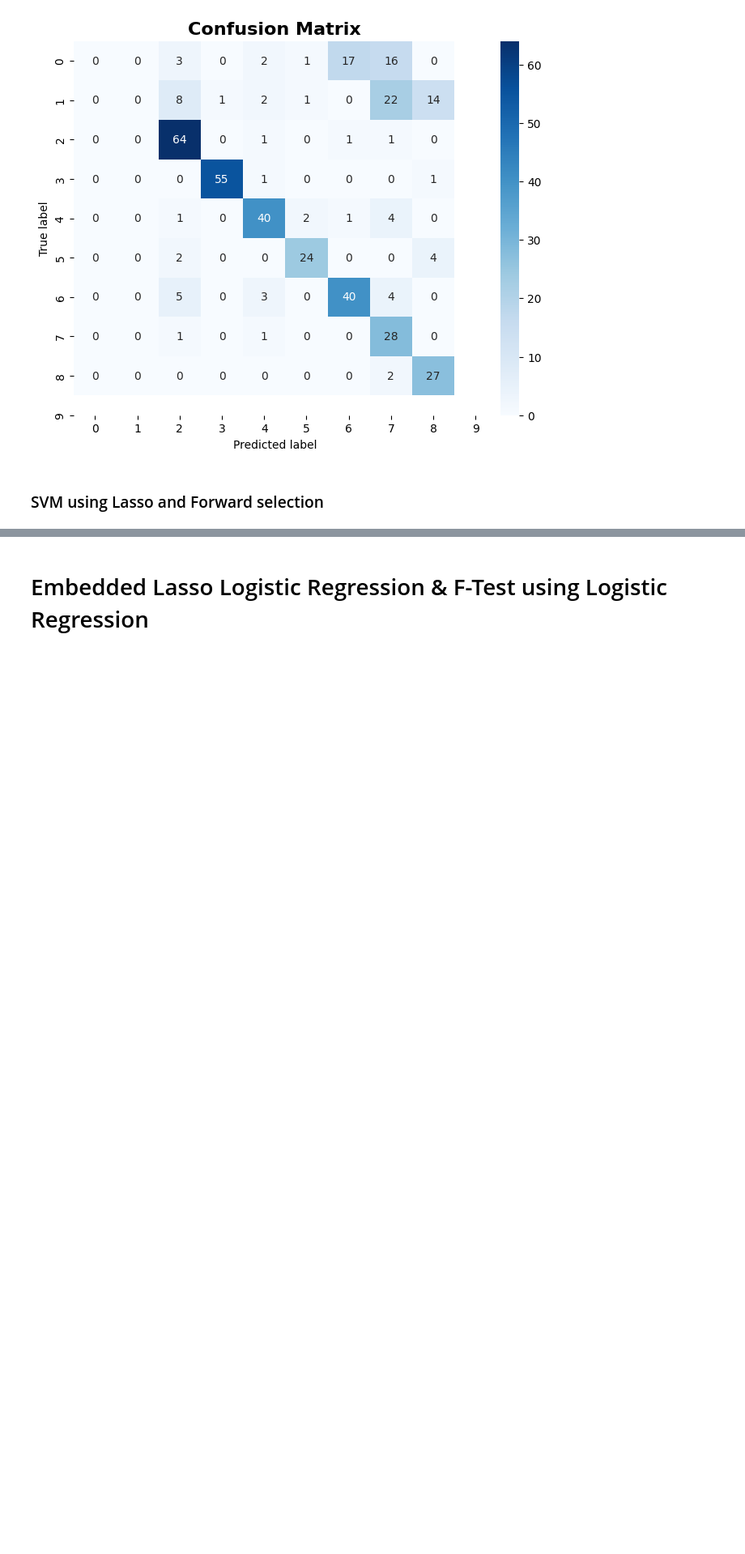
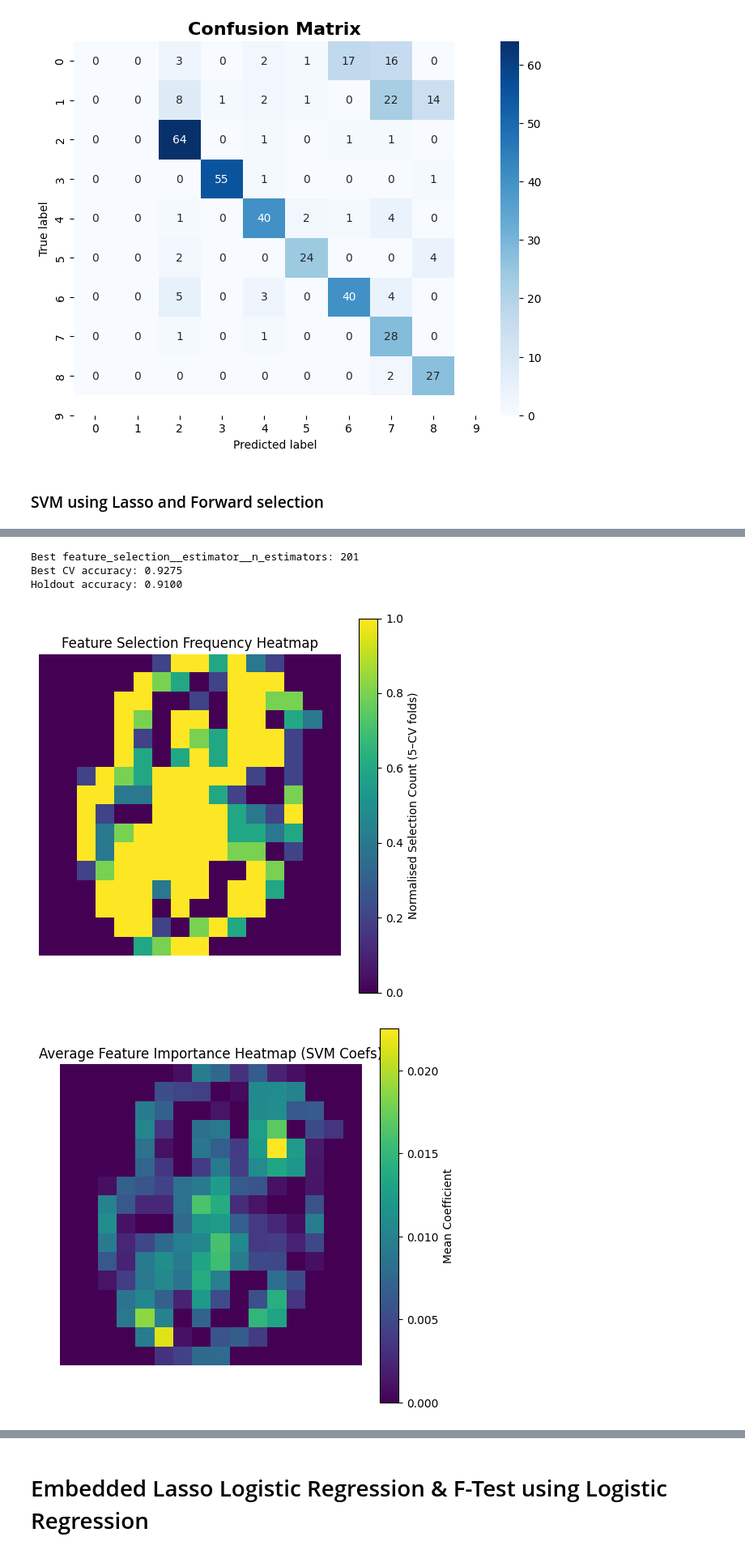
Before and after one commit to Max-Fredsdal/MVE441, a Jupyter notebook: project_2/project_2.ipynb, the cells around one changed output, grey strips where cells are left out. Shown at 81% size. Saved outputs shown, nothing was run; the diff lists cells and outputs as text; code cells hidden in the pictures; blank space fills up the shorter version.

```diff
--- a/project_2/project_2.ipynb
+++ b/project_2/project_2.ipynb
@@ -952,0 +1014,41 @@ Best CV Accuracy: 0.8277
+# %%
+# Fit and evaluate RF with embedded feature selection on mnist digits
+
+results_RF_embedded_mnist = fit_and_evaluate_pipeline_manualgrid(pipelineRFEmbedded, X_mnist, y_mnist, rf_embedded_param_grid_mnist, nCV)
+# %% [output]
+Best feature_selection__estimator__n_estimators: 201
+Best CV accuracy: 0.9275
+Holdout accuracy: 0.9100
+# %%
+
+n, m = (16,16)
+
+selection_counts = results_RF_embedded_mnist['feature_selection_counts']
+selection_map_2d = np.reshape(selection_counts, (n, m))
+
+plt.figure(figsize=(6, 6))
+plt.imshow(selection_map_2d, cmap='viridis', interpolation='nearest')
+plt.title("Feature Selection Frequency Heatmap")
+plt.colorbar(label="Normalised Selection Count (5–CV folds)")
+plt.axis('off')
+plt.show()
+
+importance_2d = np.reshape(np.abs(results_RF_embedded_mnist['feature_importance']), (n, m))
+
+plt.figure(figsize=(6, 6))
+plt.imshow(importance_2d, cmap='viridis', interpolation='nearest')
+plt.title("Average Feature Importance Heatmap (SVM Coefs)")
+plt.colorbar(label="Mean Coefficient")
+plt.axis('off')
+plt.show()
+
+params, errors = zip(*results_RF_embedded_mnist['cv_error_per_param'])
+plt.plot(params, errors, marker='o')
+plt.title("Cross-Validation Error vs. Number of pixels")
+plt.xlabel("number of pixels")
+plt.ylabel("CV Error")
+plt.grid(True)
+plt.show()
+# %% [output]
+[figure, added]
+[figure, added]
```
Also changed, not shown: parts of 26 cells of this notebook.
